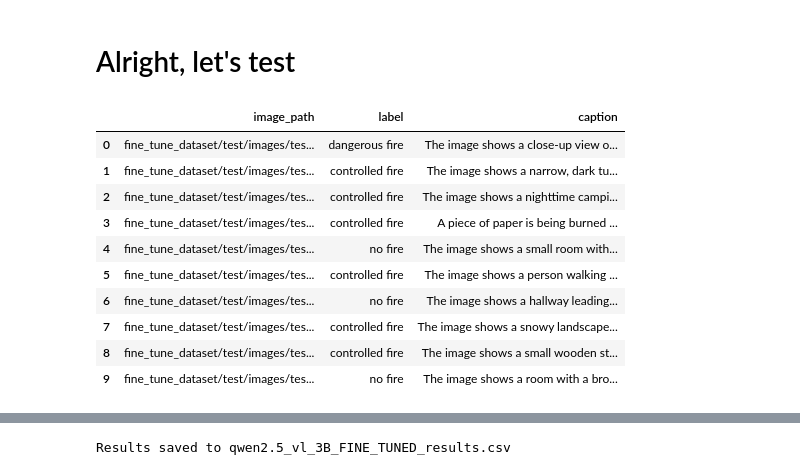
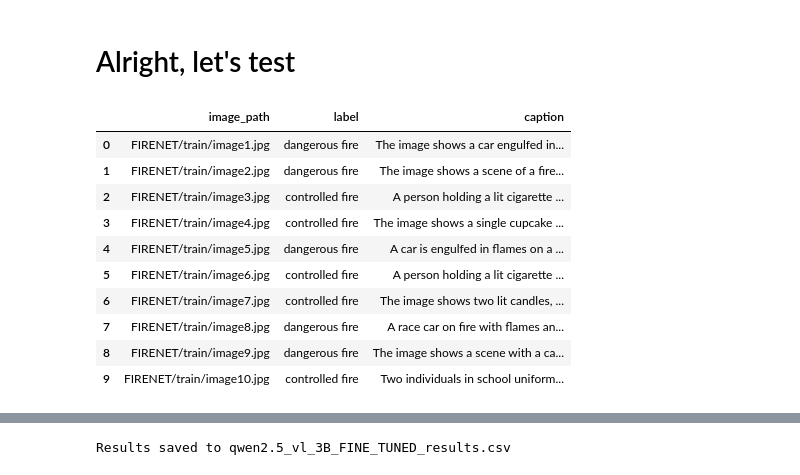
Before and after one commit to tmdeptrai/ContextFire-VLM, a Jupyter notebook: test_fine_tuned_model.ipynb, the cells around one changed output, grey strips where cells are left out. Drawn from its saved outputs; the diff is of its cells as text; code cells hidden in the pictures.

Commit message:
survey on 2 more datasets

```diff
--- a/test_fine_tuned_model.ipynb
+++ b/test_fine_tuned_model.ipynb
@@ -110,20 +110,20 @@ output
 # Alright, let's test
 # %%
 # Load ground truth data
-df = pd.read_csv('test_labels.csv')
+df = pd.read_csv('FIRENET.csv')
 df.head(10)
 # %% [output]
 |  | image_path | label | caption |
-| 0 | fine_tune_dataset/test/images/tes... | dangerous fire | The image shows a close-up view o... |
-| 1 | fine_tune_dataset/test/images/tes... | controlled fire | The image shows a narrow, dark tu... |
-| 2 | fine_tune_dataset/test/images/tes... | controlled fire | The image shows a nighttime campi... |
-| 3 | fine_tune_dataset/test/images/tes... | controlled fire | A piece of paper is being burned ... |
-| 4 | fine_tune_dataset/test/images/tes... | no fire | The image shows a small room with... |
-| 5 | fine_tune_dataset/test/images/tes... | controlled fire | The image shows a person walking ... |
-| 6 | fine_tune_dataset/test/images/tes... | no fire | The image shows a hallway leading... |
-| 7 | fine_tune_dataset/test/images/tes... | controlled fire | The image shows a snowy landscape... |
-| 8 | fine_tune_dataset/test/images/tes... | controlled fire | The image shows a small wooden st... |
-| 9 | fine_tune_dataset/test/images/tes... | no fire | The image shows a room with a bro... |
+| 0 | FIRENET/train/image1.jpg | dangerous fire | The image shows a car engulfed in... |
+| 1 | FIRENET/train/image2.jpg | dangerous fire | The image shows a scene of a fire... |
+| 2 | FIRENET/train/image3.jpg | controlled fire | A person holding a lit cigarette ... |
+| 3 | FIRENET/train/image4.jpg | controlled fire | The image shows a single cupcake ... |
+| 4 | FIRENET/train/image5.jpg | dangerous fire | A car is engulfed in flames on a ... |
+| 5 | FIRENET/train/image6.jpg | controlled fire | A person holding a lit cigarette ... |
+| 6 | FIRENET/train/image7.jpg | controlled fire | The image shows two lit candles, ... |
+| 7 | FIRENET/train/image8.jpg | dangerous fire | A race car on fire with flames an... |
+| 8 | FIRENET/train/image9.jpg | dangerous fire | The image shows a scene with a ca... |
+| 9 | FIRENET/train/image10.jpg | controlled fire | Two individuals in school uniform... |
 # %%
 import time, re
 device = "cuda"
```
Also changed, not shown: parts of 5 cells of this notebook, 6 other files.
